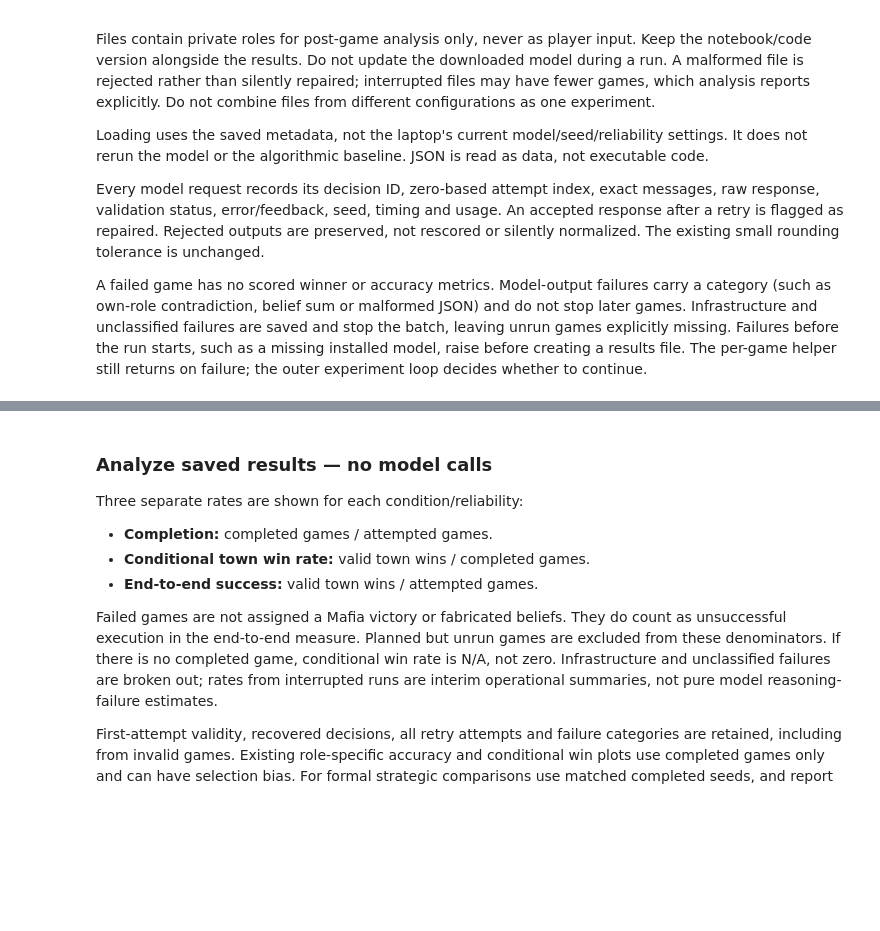
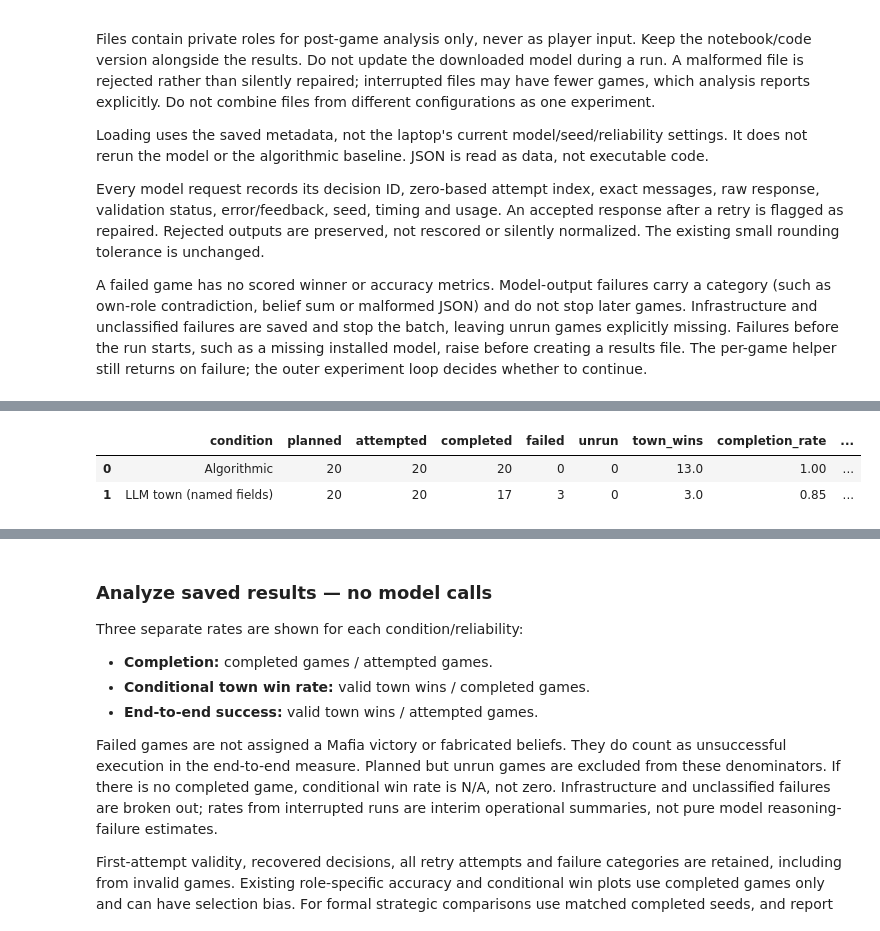
Before and after one commit to ddinesh19/15784_Mafia, a Jupyter notebook: Mafia_LocalLLM_Comparison.ipynb, the cells around one changed output, grey strips where cells are left out. Saved outputs shown, nothing was run; the diff lists cells and outputs as text; code cells hidden in the pictures; blank space fills up the shorter version.

```diff
--- a/Mafia_LocalLLM_Comparison.ipynb
+++ b/Mafia_LocalLLM_Comparison.ipynb
@@ -1209,0 +1756,87 @@ def load_local_results(path):
+# %%
+# Results are reconstructed from saved decisions; no probabilities are filled in.
+pilot_summary = []
+pilot_signal_summary = []
+pilot_failure_summary = []
+pilot_paired_summary = []
+if pilot_metadata is not None:
+  pilot_spec_saved = pilot_metadata["experiment"]
+  pilot_planned = {(label, pilot_spec_saved["seed"] + i) for label, town, mafia in pilot_spec_saved["conditions"] for i in range(pilot_spec_saved["num_games"])}
+  pilot_seen = set()
+  for pilot_row in pilot_rows:
+    pilot_key = (pilot_row["condition"], pilot_row["seed"])
+    if pilot_key in pilot_seen or pilot_key not in pilot_planned:
+      raise ValueError("Duplicate or unplanned pilot game: " + str(pilot_key))
+    pilot_seen.add(pilot_key)
+    if pilot_row.get("type") != "game" or pilot_row.get("status") not in ["ok", "failed"]:
+      raise ValueError("Unexpected pilot record")
+    if pilot_row["reliability"] != 1.0 or pilot_row["rounds"] != pilot_spec_saved["rounds"]:
+      raise ValueError("Pilot game differs from saved configuration")
+    if pilot_row["status"] == "failed" and ("metrics" in pilot_row or "pilot_metrics" in pilot_row):
+      raise ValueError("A failed game must not contain scored metrics")
+    if pilot_row["status"] == "ok":
+      pilot_row["pilot_metrics"] = named_pilot_metrics(pilot_row)
+
+  for pilot_label, pilot_town, pilot_mafia in pilot_spec_saved["conditions"]:
+    pilot_group = [row for row in pilot_rows if row["condition"] == pilot_label]
+    pilot_ok = [row for row in pilot_group if row["status"] == "ok"]
+    pilot_failed = [row for row in pilot_group if row["status"] == "failed"]
+    pilot_wins = sum(row["metrics"]["village_win"] for row in pilot_ok)
+    pilot_summary_row = {
+      "condition": pilot_label, "planned": pilot_spec_saved["num_games"],
+      "attempted": len(pilot_group), "completed": len(pilot_ok), "failed": len(pilot_failed),
+      "unrun": pilot_spec_saved["num_games"] - len(pilot_group),
+      "town_wins": pilot_wins,
+      "completion_rate": len(pilot_ok) / len(pilot_group) if pilot_group else None,
+      "town_win_given_completion": pilot_wins / len(pilot_ok) if pilot_ok else None,
+      "valid_town_wins_per_attempt": pilot_wins / len(pilot_group) if pilot_group else None
+    }
+    if pilot_ok:
+      for pilot_metric in pilot_ok[0]["pilot_metrics"]:
+        if pilot_metric != "village_win":
+          pilot_summary_row[pilot_metric] = sum(row["pilot_metrics"][pilot_metric] for row in pilot_ok) / len(pilot_ok)
+    pilot_summary.append(pilot_summary_row)
+    for pilot_signal in [0, 1]:
+      pilot_signal_games = [row for row in pilot_ok if row["ground_truth_for_evaluation_only"]["investigation"][0][1] == pilot_signal]
+      pilot_signal_summary.append({
+        "condition": pilot_label, "reported_signal": "mafia" if pilot_signal else "innocent",
+        "completed": len(pilot_signal_games),
+        "consistent": sum(row["pilot_metrics"]["detective_signal_consistent"] for row in pilot_signal_games),
+        "mean_forbidden_mass": sum(row["pilot_metrics"]["detective_forbidden_mass"] for row in pilot_signal_games) / len(pilot_signal_games) if pilot_signal_games else None
+      })
+    for pilot_category in sorted({row.get("failure_category", "unspecified") for row in pilot_failed}):
+      pilot_failure_summary.append({"condition": pilot_label, "category": pilot_category,
+                                    "failed_games": sum(row.get("failure_category", "unspecified") == pilot_category for row in pilot_failed)})
+
+  pilot_by_key = {(row["condition"], row["seed"]): row for row in pilot_rows}
+  pilot_matched = []
+  for pilot_seed in range(pilot_spec_saved["seed"], pilot_spec_saved["seed"] + pilot_spec_saved["num_games"]):
+    pilot_baseline = pilot_by_key.get(("Algorithmic", pilot_seed))
+    pilot_llm = pilot_by_key.get(("LLM town (named fields)", pilot_seed))
+    if pilot_baseline is None or pilot_llm is None:
+      continue
+    if pilot_baseline["ground_truth_for_evaluation_only"] != pilot_llm["ground_truth_for_evaluation_only"]:
+      raise ValueError("Paired pilot environments differ at seed " + str(pilot_seed))
+    if pilot_baseline["status"] == pilot_llm["status"] == "ok":
+      pilot_matched.append((pilot_baseline, pilot_llm))
+  if pilot_matched:
+    pilot_paired_summary.append({
+      "matched_completed_seeds": len(pilot_matched),
+      "algorithmic_win_rate": sum(a["metrics"]["village_win"] for a, b in pilot_matched) / len(pilot_matched),
+      "named_llm_win_rate": sum(b["metrics"]["village_win"] for a, b in pilot_matched) / len(pilot_matched),
+      "paired_difference_llm_minus_algorithmic": sum(b["metrics"]["village_win"] - a["metrics"]["village_win"] for a, b in pilot_matched) / len(pilot_matched)
+    })
+
+  print("Pilot model:", pilot_metadata["llm_settings"]["model"], "| q=1 | rounds:", pilot_spec_saved["rounds"])
+  print("Completion, team outcomes, private-signal consistency and belief quality:")
+  display(pd.DataFrame(pilot_summary).round(4))
+  print("Detective consistency by reported signal:")
+  display(pd.DataFrame(pilot_signal_summary).round(4))
+  print("Failure categories:")
+  display(pd.DataFrame(pilot_failure_summary))
+  print("Matched completed-seed comparison:")
+  display(pd.DataFrame(pilot_paired_summary).round(4))
+  print("Rates are proportions. Brier is the sum of four squared errors; lower is better.")
+  print("Failures have no strategic winner. Completed-game and matched comparisons may have selection bias.")
+  print("This 20-seed pilot supports a development decision, not a definitive ranking or a causal claim about formatting alone.")
+# %% [output]
@@ -1209,0 +1845,3 @@ def load_local_results(path):
+|  | condition | planned | attempted | completed | failed | unrun | town_wins | completion_rate | ... |
+| 0 | Algorithmic | 20 | 20 | 20 | 0 | 0 | 13.0 | 1.00 | ... |
+| 1 | LLM town (named fields) | 20 | 20 | 17 | 3 | 0 | 3.0 | 0.85 | ... |
```
Also changed, not shown: parts of 45 cells of this notebook, 6 other files.
